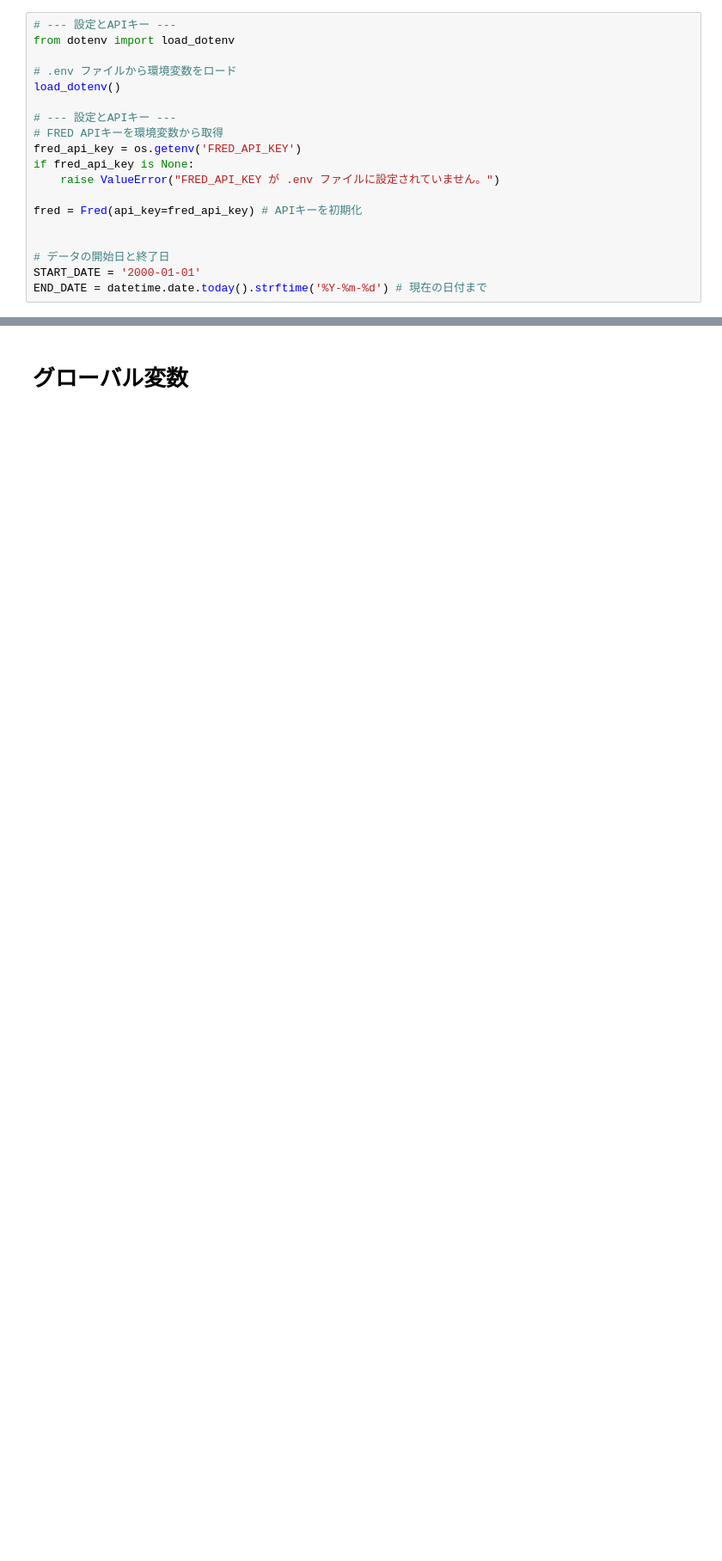
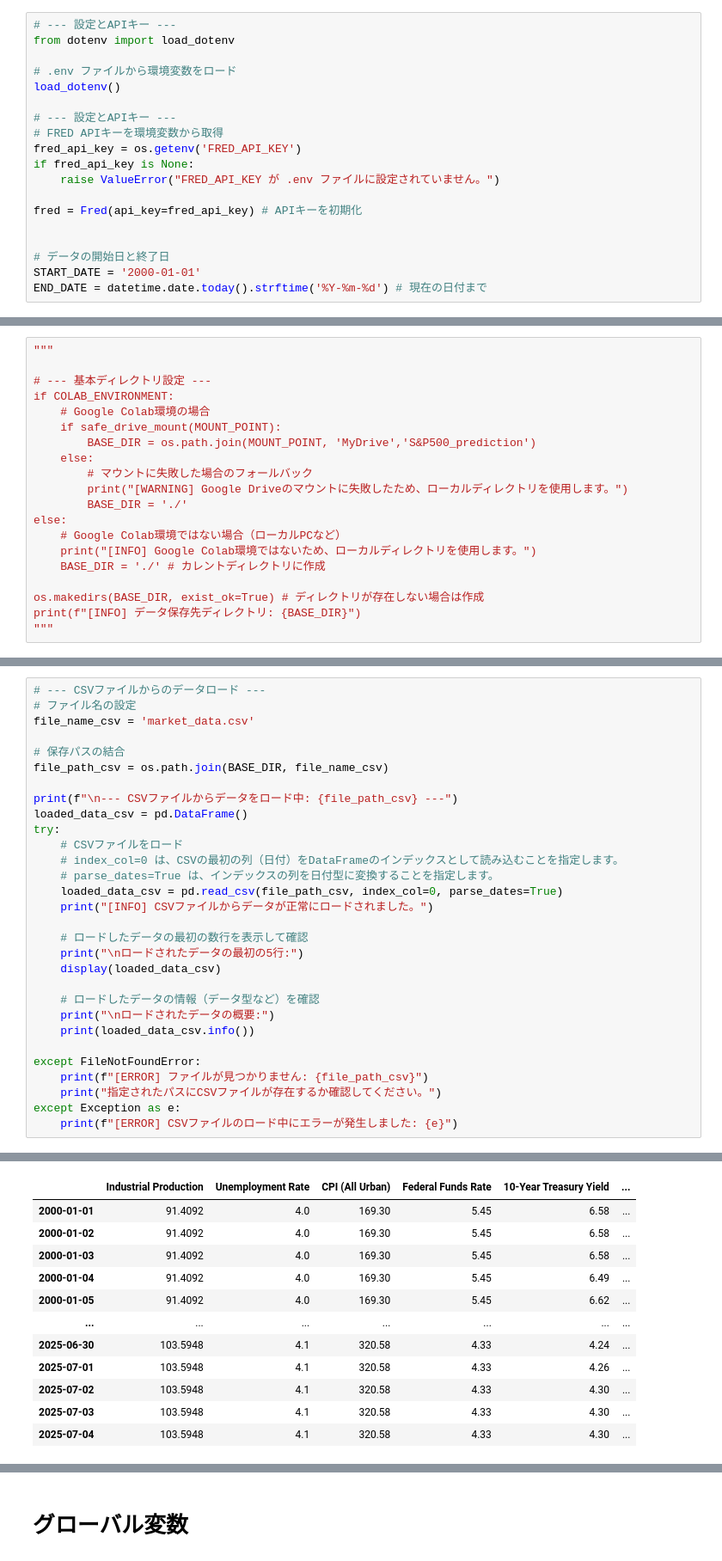
Before and after one commit to ColorfulWave/prediction_S-P500, a Jupyter notebook: iTransformer_PCA_S&P500_予測.ipynb, the cells around one changed output, grey strips where cells are left out. Shown: that part at 86% size. Drawn from its saved outputs; the diff is of its cells as text; blank space fills up the shorter version.

Commit message:
Colab を使用して作成されました

```diff
--- a/iTransformer_PCA_S&P500_予測.ipynb
+++ b/iTransformer_PCA_S&P500_予測.ipynb
@@ -63,0 +83,20 @@ END_DATE = datetime.date.today().strftime('%Y-%m-%d') # 現在の日付まで
+# %%
+"""
+
+# --- 基本ディレクトリ設定 ---
+if COLAB_ENVIRONMENT:
+    # Google Colab環境の場合
+    if safe_drive_mount(MOUNT_POINT):
+        BASE_DIR = os.path.join(MOUNT_POINT, 'MyDrive','S&P500_prediction')
+    else:
+        # マウントに失敗した場合のフォールバック
+        print("[WARNING] Google Driveのマウントに失敗したため、ローカルディレクトリを使用します。")
+        BASE_DIR = './'
+else:
+    # Google Colab環境ではない場合（ローカルPCなど）
+    print("[INFO] Google Colab環境ではないため、ローカルディレクトリを使用します。")
+    BASE_DIR = './' # カレントディレクトリに作成
+
+os.makedirs(BASE_DIR, exist_ok=True) # ディレクトリが存在しない場合は作成
+print(f"[INFO] データ保存先ディレクトリ: {BASE_DIR}")
+"""
@@ -372,0 +109,31 @@ Yahoo Financeデータ取得と前処理完了。
+# %%
+# --- CSVファイルからのデータロード ---
+# ファイル名の設定
+file_name_csv = 'market_data.csv'
+
+# 保存パスの結合
+file_path_csv = os.path.join(BASE_DIR, file_name_csv)
+
+print(f"\n--- CSVファイルからデータをロード中: {file_path_csv} ---")
+loaded_data_csv = pd.DataFrame()
+try:
+    # CSVファイルをロード
+    # index_col=0 は、CSVの最初の列（日付）をDataFrameのインデックスとして読み込むことを指定します。
+    # parse_dates=True は、インデックスの列を日付型に変換することを指定します。
+    loaded_data_csv = pd.read_csv(file_path_csv, index_col=0, parse_dates=True)
+    print("[INFO] CSVファイルからデータが正常にロードされました。")
+
+    # ロードしたデータの最初の数行を表示して確認
+    print("\nロードされたデータの最初の5行:")
+    display(loaded_data_csv)
+
+    # ロードしたデータの情報（データ型など）を確認
+    print("\nロードされたデータの概要:")
+    print(loaded_data_csv.info())
+
+except FileNotFoundError:
+    print(f"[ERROR] ファイルが見つかりません: {file_path_csv}")
+    print("指定されたパスにCSVファイルが存在するか確認してください。")
+except Exception as e:
+    print(f"[ERROR] CSVファイルのロード中にエラーが発生しました: {e}")
+# %% [output]
@@ -372,0 +144,12 @@ Yahoo Financeデータ取得と前処理完了。
+|  | Industrial Production | Unemployment Rate | CPI (All Urban) | Federal Funds Rate | 10-Year Treasury Yield | ... |
+| 2000-01-01 | 91.4092 | 4.0 | 169.30 | 5.45 | 6.58 | ... |
+| 2000-01-02 | 91.4092 | 4.0 | 169.30 | 5.45 | 6.58 | ... |
+| 2000-01-03 | 91.4092 | 4.0 | 169.30 | 5.45 | 6.58 | ... |
+| 2000-01-04 | 91.4092 | 4.0 | 169.30 | 5.45 | 6.49 | ... |
+| 2000-01-05 | 91.4092 | 4.0 | 169.30 | 5.45 | 6.62 | ... |
+| ... | ... | ... | ... | ... | ... | ... |
+| 2025-06-30 | 103.5948 | 4.1 | 320.58 | 4.33 | 4.24 | ... |
+| 2025-07-01 | 103.5948 | 4.1 | 320.58 | 4.33 | 4.26 | ... |
+| 2025-07-02 | 103.5948 | 4.1 | 320.58 | 4.33 | 4.30 | ... |
+| 2025-07-03 | 103.5948 | 4.1 | 320.58 | 4.33 | 4.30 | ... |
+| 2025-07-04 | 103.5948 | 4.1 | 320.58 | 4.33 | 4.30 | ... |
```
Also changed, not shown: parts of 24 cells of this notebook.
